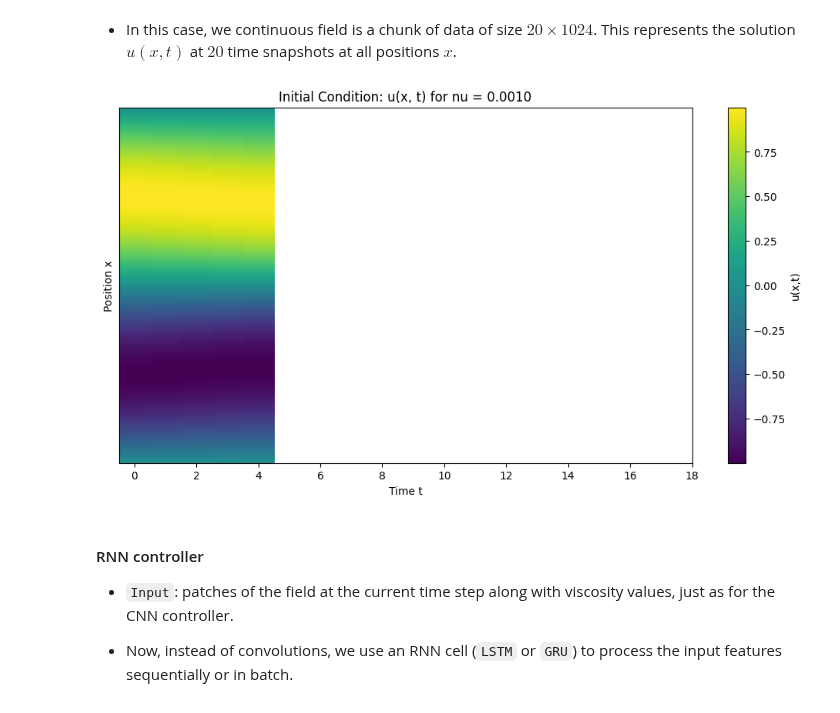
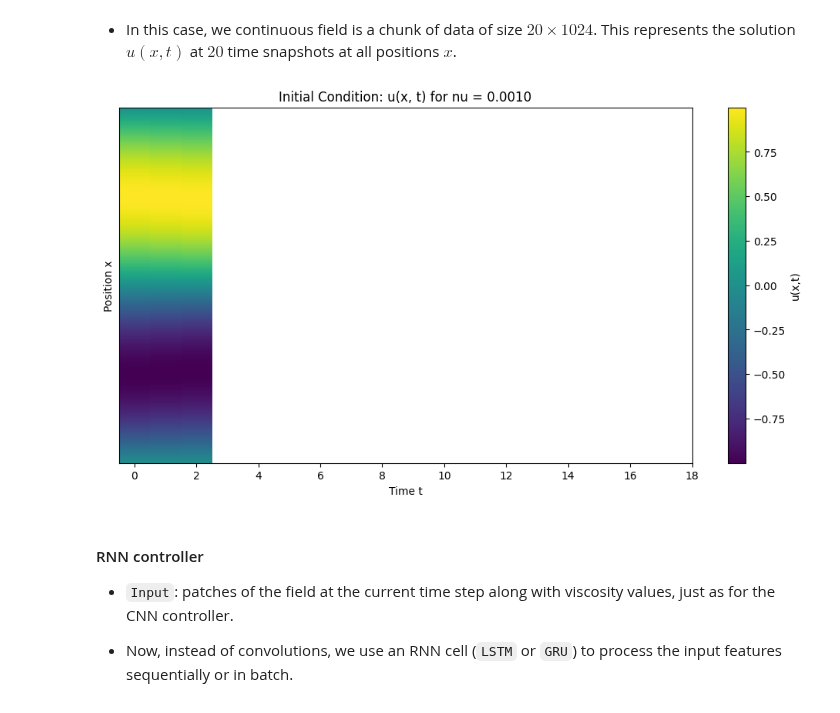
Before and after one commit to Samuel-Chapuis/CS-NFTM-Fork, a Jupyter notebook: NFTM_for_Physic/RNN_burgers_1D.ipynb, the cells around one changed output. Cells and saved outputs as stored; diff of their text form; code cells hidden in the pictures.

```diff
--- a/NFTM_for_Physic/RNN_burgers_1D.ipynb
+++ b/NFTM_for_Physic/RNN_burgers_1D.ipynb
@@ -112,30 +112,30 @@ Viscosity: 0.0010000000474974513
 # %% [markdown]
 * In this case, we continuous field is a chunk of data of size $20 \times 1024$. This represents the solution $u(x,t)$ at $20$ time snapshots at all positions $x$.
 # %%
-chunk_size = 5  # number of time snapshots per chunk
+chunk_size = 3  # number of time snapshots per chunk
 
 full_trajectory, viscosity = dataset[0] # initial field for t = 0, full trajectory for nu = 0.001
 
 # Select the window from the full trajectory
 initial_field = full_trajectory[0 : 0 + chunk_size, :]  # shape (chunk_size, N)
 
 # VISUALIZATION OF THE FIELD:
 # Convert to numpy and transpose to (space, time) for plotting
 field_np = initial_field.numpy().T  # shape (N, chunk_size)
 xticks_positions = np.arange(0, 20, 2)
 xticks_labels = xticks_positions.tolist()
 
 plt.figure(figsize=(12, 6))
 plt.imshow(field_np, aspect='auto', cmap='viridis', interpolation='nearest')
 plt.colorbar(label='u(x,t)')
 plt.ylabel('Position x')
 plt.xlabel('Time t')
 plt.xticks(xticks_positions, xticks_labels)
 plt.yticks([])
 plt.title(f'Initial Condition: u(x, t) for nu = {viscosity.item():.4f}')
 plt.show()
 # %% [output]
-[figure, old version]
+[figure, new version]
 # %% [markdown]
 #### RNN controller
 
```
Also changed, not shown: parts of 1 cell of this notebook, 1 other file.
